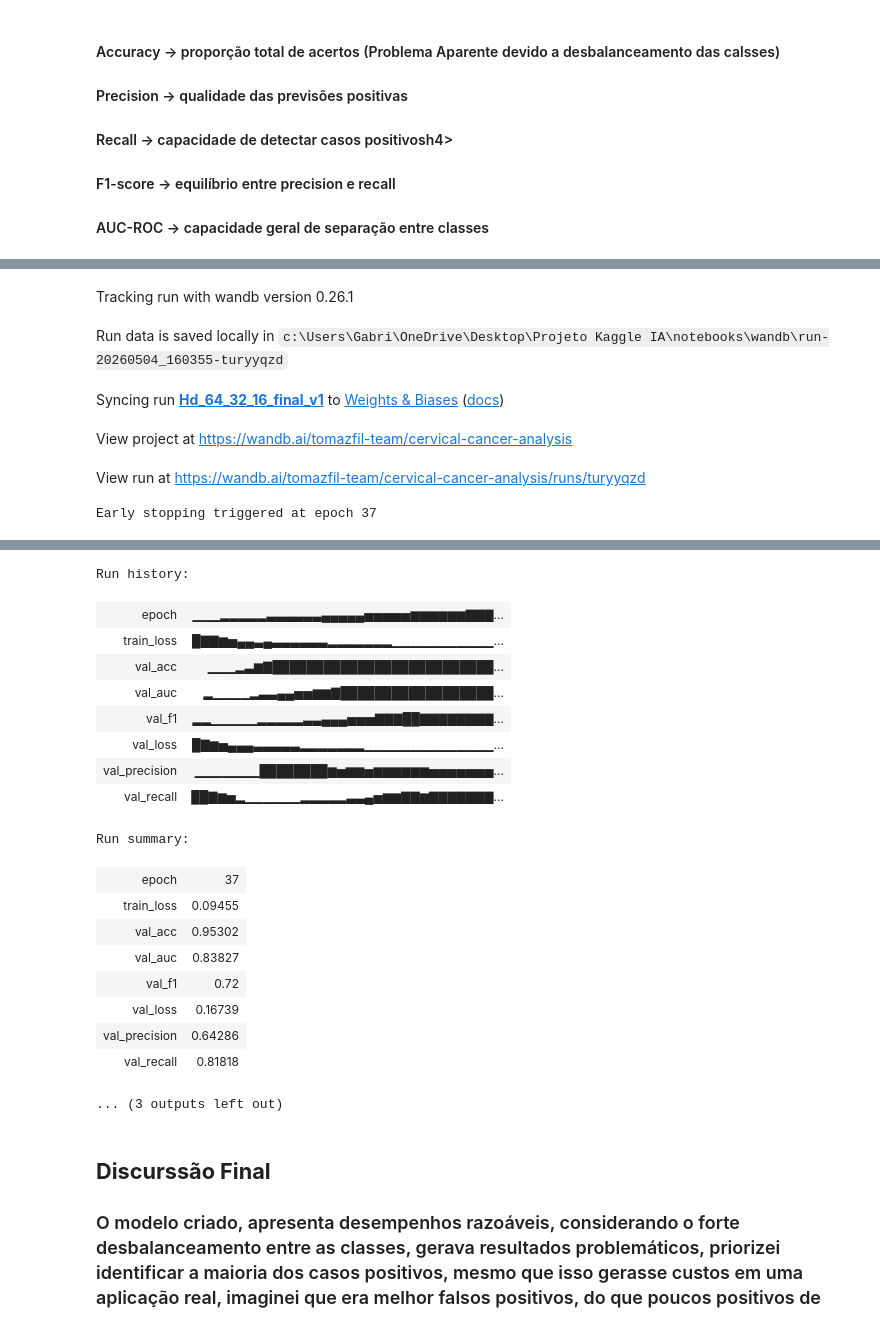
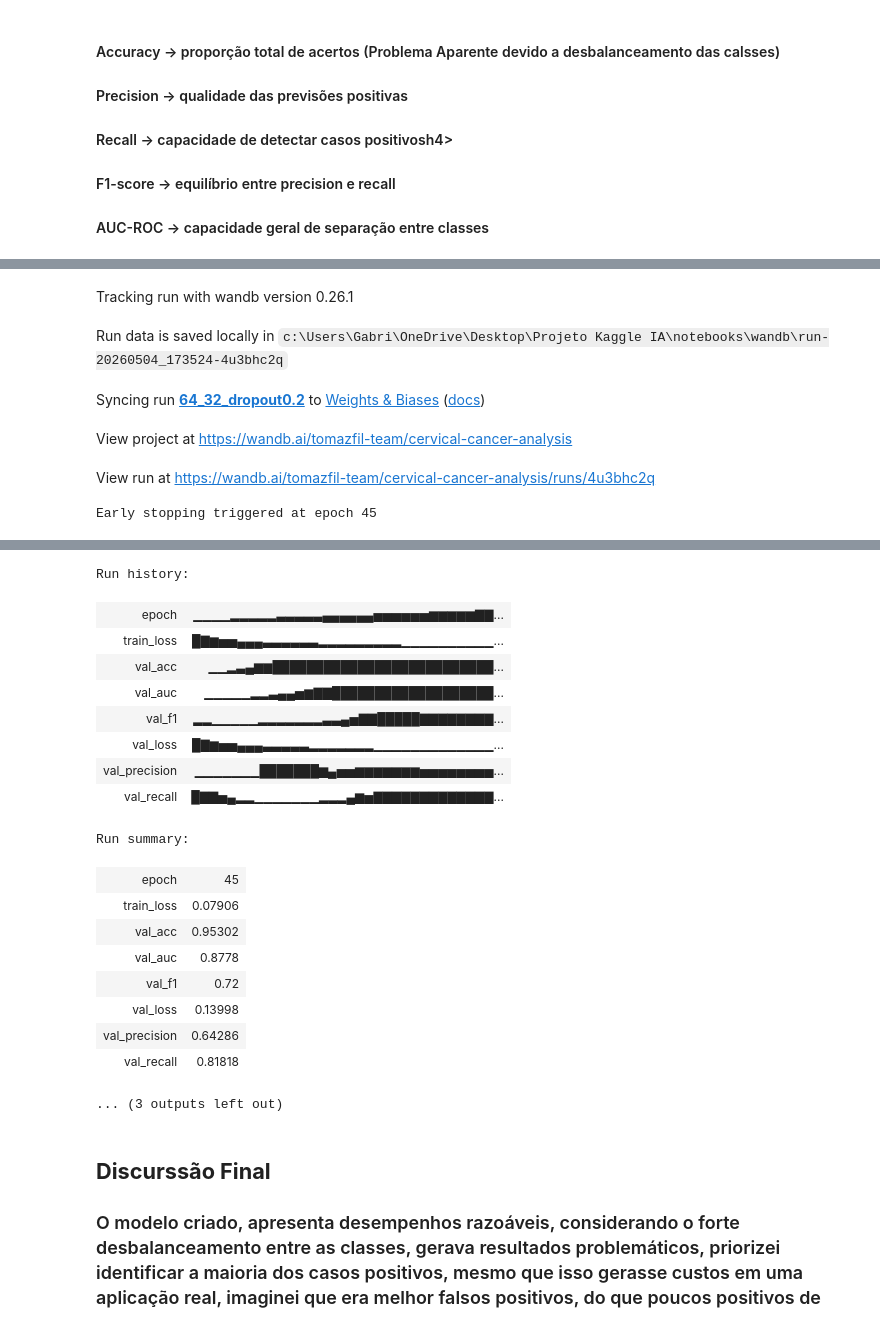
Before and after one commit to GabrielH20/Projeto-Kaggle-IA, a Jupyter notebook: notebooks/note_pipeline_mlops.ipynb, the cells around one changed output, grey strips where cells are left out. Saved outputs shown, nothing was run; the diff lists cells and outputs as text; code cells hidden in the pictures.

```diff
--- a/notebooks/note_pipeline_mlops.ipynb
+++ b/notebooks/note_pipeline_mlops.ipynb
@@ -56,8 +55,8 @@ config = {
         "imputation_strategy": "median"
     },
     "model": {
-        "hidden_sizes": [64,32,16],
-        "dropout": 0.3,
+        "hidden_sizes": [64,32],
+        "dropout": 0.2,
         "learning_rate": 0.0005,
         "batch_size": 32,
         "epochs": 100,
@@ -410,53 +409,53 @@ def train_model(config, train_loader, test_loader, input_dim):
     sns.heatmap(cm, annot=True, fmt='d', cmap='Blues')
     plt.title('Confusion Matrix')
     plt.ylabel('True Label')
     plt.xlabel('Predicted Label')
 
     wandb.log({f"confusion_matrix - epoch {epoch}": wandb.Image(plt)})
     plt.close()
 
     model.load_state_dict(torch.load("best_model.pt"))
     return model
 
-wandb.init(project="cervical-cancer-analysis", job_type="train", name="Hd_64_32_16_final_v1", config=config)
+wandb.init(project="cervical-cancer-analysis", job_type="train", name="64_32_dropout0.2", config=config)
 
 train_df = pd.read_csv(path_temp_train)
 test_df = pd.read_csv(path_temp_test)
 
 train_loader, test_loader, scaler = prepare_dataloaders(
     train_df, test_df, config['data']['target_col'], config['model']['batch_size']
 )
 input_dim = train_loader.dataset.tensors[0].shape[1]
 
 model = train_model(config, train_loader, test_loader, input_dim)
 
 wandb.finish()
 print("Treinamento concluído e melhor modelo salvo no W&B.")
 # %% [output]
 [interactive output not drawn]
 Tracking run with wandb version 0.26.1
-Run data is saved locally in c:\Users\Gabri\OneDrive\Desktop\Projeto Kaggle IA\notebooks\wandb\run-20260504_160355-turyyqzd
+Run data is saved locally in c:\Users\Gabri\OneDrive\Desktop\Projeto Kaggle IA\notebooks\wandb\run-20260504_173524-4u3bhc2q
-Syncing run Hd_64_32_16_final_v1 to Weights & Biases (docs)
+Syncing run 64_32_dropout0.2 to Weights & Biases (docs)
 View project at https://wandb.ai/tomazfil-team/cervical-cancer-analysis
-View run at https://wandb.ai/tomazfil-team/cervical-cancer-analysis/runs/turyyqzd
+View run at https://wandb.ai/tomazfil-team/cervical-cancer-analysis/runs/4u3bhc2q
-Early stopping triggered at epoch 37
+Early stopping triggered at epoch 45
 [interactive output not drawn]
 Run history:
-| epoch | ▁▁▁▂▂▂▂▂▃▃▃▃▃▃▄▄▄▄▄▅▅▅▅▅▆▆▆▆▆▆▇▇▇... |
-| train_loss | █▇▇▆▅▄▄▃▄▃▃▃▃▃▃▂▂▂▂▂▂▂▁▁▁▁▁▁▁▁▁▁▁... |
-| val_acc | ▁▁▁▂▃▆▇██████████████████████████... |
-| val_auc | ▂▁▁▁▁▂▃▃▄▄▅▅▆▆▇██████████████████... |
-| val_f1 | ▂▂▁▁▁▁▁▂▂▂▂▂▃▃▄▄▄▅▅▅▇▇▇██▇▇▇▇▇▇▇▇... |
-| val_loss | █▇▆▅▄▄▄▃▃▃▃▃▂▂▂▂▂▂▂▁▁▁▁▁▁▁▁▁▁▁▁▁▁... |
-| val_precision | ▁▁▁▁▁▁▁████████▆▅▆▆▅▆▆▆▆▆▆▅▅▅▅▅▅▅... |
-| val_recall | ██▇▆▅▂▁▁▁▁▁▁▂▂▂▂▂▃▃▄▅▆▆▇▇▆▇▇▇▇▇▇▇... |
+| epoch | ▁▁▁▁▂▂▂▂▂▃▃▃▃▃▄▄▄▄▄▄▅▅▅▅▅▅▆▆▆▆▆▇▇... |
+| train_loss | █▇▆▅▅▄▄▄▃▃▃▃▃▃▂▂▂▂▂▂▂▂▂▁▁▁▁▁▁▁▁▁▁... |
+| val_acc | ▁▁▂▃▄▆▆██████████████████████████... |
+| val_auc | ▁▁▁▁▁▂▂▃▄▄▅▆▇▇███████████████████... |
+| val_f1 | ▂▂▁▁▁▁▁▂▂▂▂▂▂▂▃▃▄▅▇▇█████▇▇▇▇▇▇▇▇... |
+| val_loss | █▇▆▅▅▄▄▄▃▃▃▃▃▂▂▂▂▂▂▂▁▁▁▁▁▁▁▁▁▁▁▁▁... |
+| val_precision | ▁▁▁▁▁▁▁███████▆▄▅▅▆▆▆▆▆▆▆▅▅▅▅▅▅▅▅... |
+| val_recall | █▇▇▅▄▂▂▁▁▁▁▁▁▁▂▂▂▄▆▅▇▇▇▇▇▇▇▇▇▇▇▇▇... |
 Run summary:
-| epoch | 37 |
-| train_loss | 0.09455 |
+| epoch | 45 |
+| train_loss | 0.07906 |
 | val_acc | 0.95302 |
-| val_auc | 0.83827 |
+| val_auc | 0.8778 |
 | val_f1 | 0.72 |
-| val_loss | 0.16739 |
+| val_loss | 0.13998 |
 | val_precision | 0.64286 |
 | val_recall | 0.81818 |
 ... (3 outputs left out)
```
Also changed, not shown: parts of 4 cells of this notebook, 4 other files.
